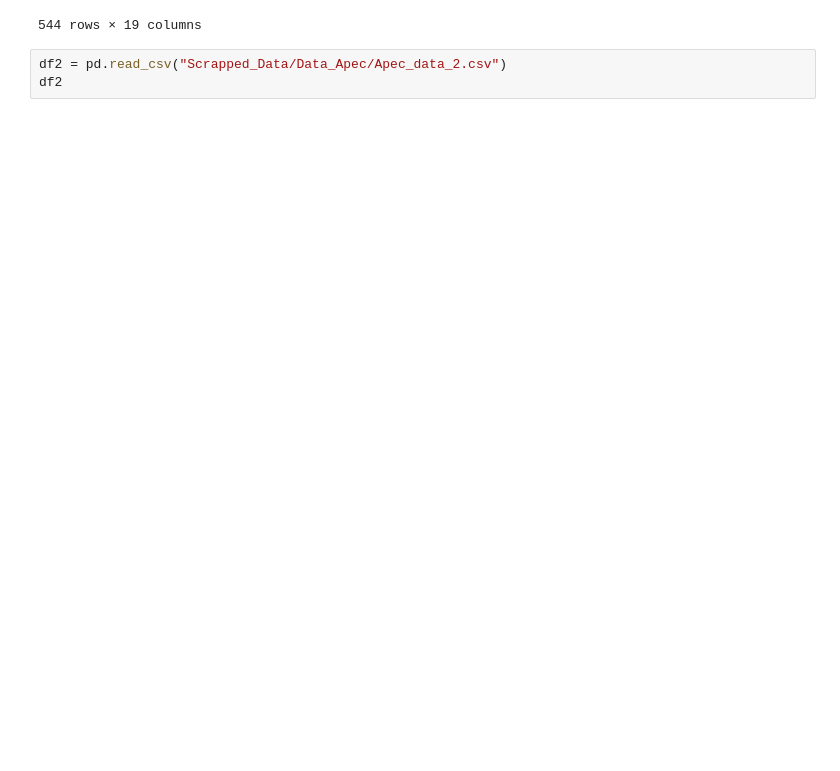
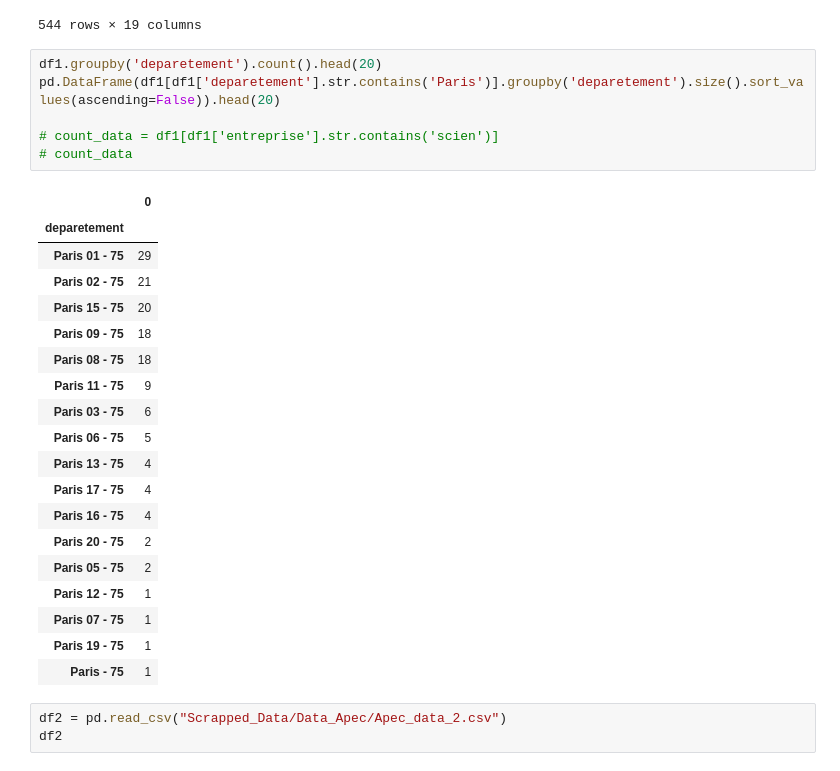
Before and after one commit to Racha1004/DALAS_projet, a Jupyter notebook: concat.ipynb, the cells around one changed output. Cells and saved outputs as stored; diff of their text form; blank space fills up the shorter version.

```diff
--- a/concat.ipynb
+++ b/concat.ipynb
@@ -17,6 +17,32 @@ df1
 | 542 | ISOSKELE | 1 \n CDI | Montrouge - 92 | Publiée le 16/02/2024 | Actualisée le 16/02/2024 | A négocier | Dès que possible | ... |
 | 543 | ISOSKELE | 1 \n CDI | Montrouge - 92 | Publiée le 16/02/2024 | Actualisée le 16/02/2024 | A négocier | Dès que possible | ... |
 544 rows × 19 columns
+# %%
+df1.groupby('deparetement').count().head(20)
+pd.DataFrame(df1[df1['deparetement'].str.contains('Paris')].groupby('deparetement').size().sort_values(ascending=False)).head(20)
+
+# count_data = df1[df1['entreprise'].str.contains('scien')]
+# count_data
+# %% [output]
+|  | 0 |
+| deparetement |  |
+| Paris 01 - 75 | 29 |
+| Paris 02 - 75 | 21 |
+| Paris 15 - 75 | 20 |
+| Paris 09 - 75 | 18 |
+| Paris 08 - 75 | 18 |
+| Paris 11 - 75 | 9 |
+| Paris 03 - 75 | 6 |
+| Paris 06 - 75 | 5 |
+| Paris 13 - 75 | 4 |
+| Paris 17 - 75 | 4 |
+| Paris 16 - 75 | 4 |
+| Paris 20 - 75 | 2 |
+| Paris 05 - 75 | 2 |
+| Paris 12 - 75 | 1 |
+| Paris 07 - 75 | 1 |
+| Paris 19 - 75 | 1 |
+| Paris - 75 | 1 |
 # %%
 df2 = pd.read_csv("Scrapped_Data/Data_Apec/Apec_data_2.csv")
 df2
```
Also changed, not shown: 10 other files.
